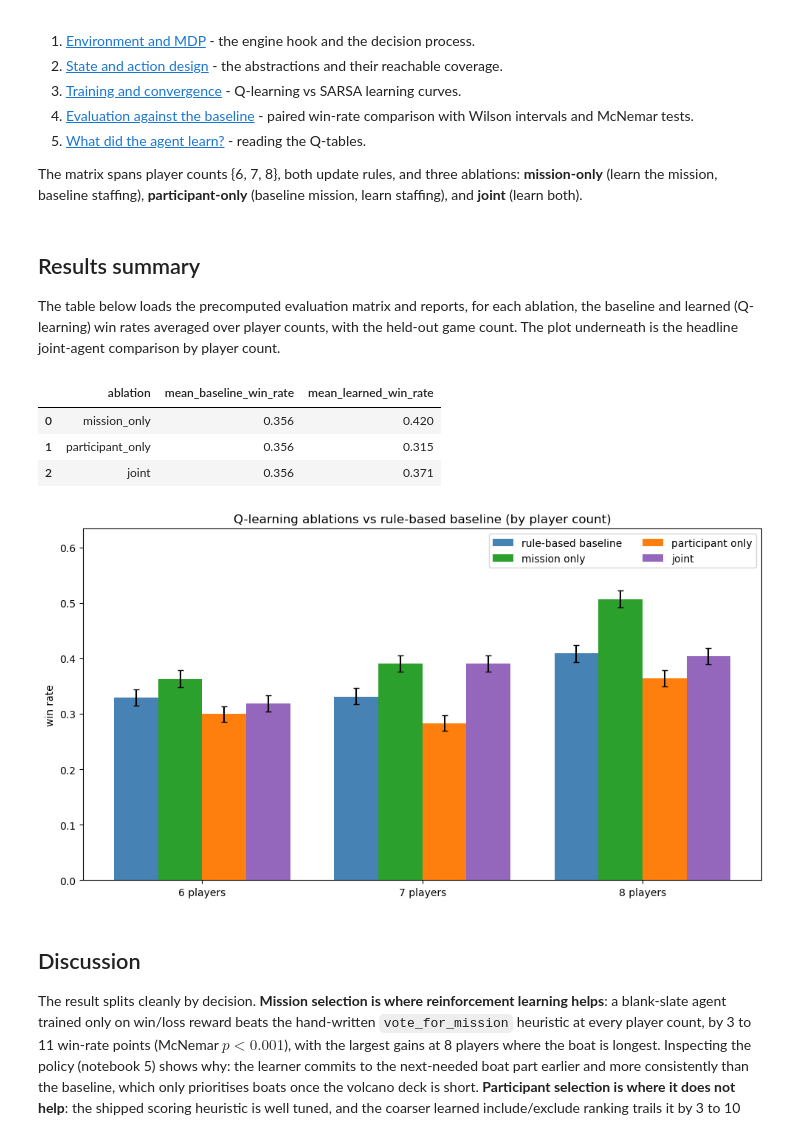
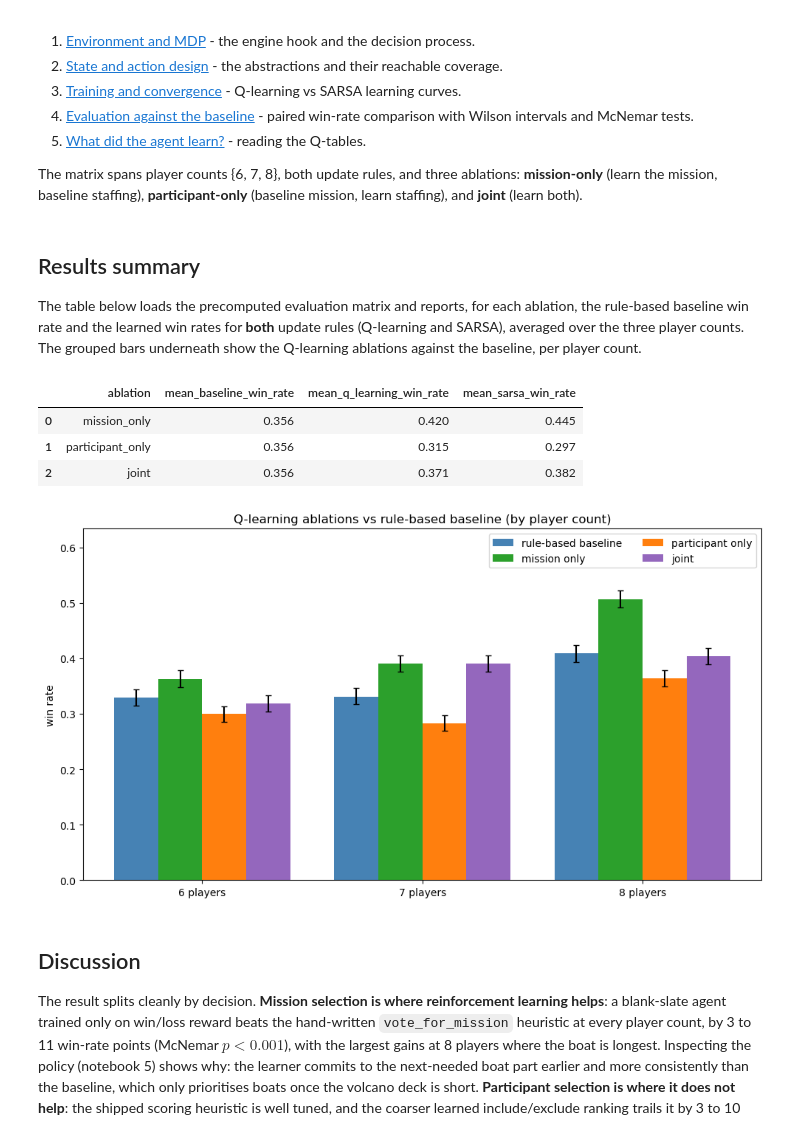
Before and after one commit to simo21-ss/volcano-rush, a Jupyter notebook: notebooks/machine_learning/reinforcement_learning.ipynb, the cells around one changed output. Saved outputs shown, nothing was run; the diff lists cells and outputs as text; code cells hidden in the pictures.

```diff
--- a/notebooks/machine_learning/reinforcement_learning.ipynb
+++ b/notebooks/machine_learning/reinforcement_learning.ipynb
@@ -144,46 +144,45 @@ The matrix spans player counts {6, 7, 8}, both update rules, and three ablations
 ## Results summary
 
 The table below loads the precomputed evaluation matrix and reports, for each ablation, the
-baseline and learned (Q-learning) win rates averaged over player counts, with the held-out game
-count. The plot underneath is the headline joint-agent comparison by player count.
+rule-based baseline win rate and the learned win rates for **both** update rules (Q-learning
+and SARSA), averaged over the three player counts. The grouped bars underneath show the
+Q-learning ablations against the baseline, per player count.
 # %%
 manifest = json.loads((data_rl_path / 'manifest.json').read_text())
 
 def load_eval(ablation, update_rule, player_count):
     return json.loads((data_rl_path / f'eval_{ablation}_{update_rule}_pc{player_count}.json').read_text())
 
 rows = []
 for ablation in manifest['ablations']:
-    baseline_rates = []
-    learned_rates = []
-    for player_count in manifest['player_counts']:
-        summary = load_eval(ablation, 'q_learning', player_count)
-        baseline_rates.append(summary['baseline_win_rate'])
-        learned_rates.append(summary['rl_win_rate'])
-    rows.append({
+    baseline_rates = [load_eval(ablation, 'q_learning', player_count)['baseline_win_rate'] for player_count in manifest['player_counts']]
+    row = {
         'ablation': ablation,
         'mean_baseline_win_rate': round(sum(baseline_rates) / len(baseline_rates), 3),
-        'mean_learned_win_rate': round(sum(learned_rates) / len(learned_rates), 3),
-    })
+    }
+    for update_rule in manifest['update_rules']:
+        learned_rates = [load_eval(ablation, update_rule, player_count)['rl_win_rate'] for player_count in manifest['player_counts']]
+        row[f'mean_{update_rule}_win_rate'] = round(sum(learned_rates) / len(learned_rates), 3)
+    rows.append(row)
 display(pd.DataFrame(rows))
 
 summaries = {
     (ablation, player_count): load_eval(ablation, 'q_learning', player_count)
     for ablation in manifest['ablations']
     for player_count in manifest['player_counts']
 }
 figure = rl_plots.plot_ablation_comparison(
     summaries,
     player_counts = manifest['player_counts'],
     ablations = manifest['ablations'],
     title = 'Q-learning ablations vs rule-based baseline (by player count)',
 )
 plt.show()
 # %% [output]
-|  | ablation | mean_baseline_win_rate | mean_learned_win_rate |
-| 0 | mission_only | 0.356 | 0.420 |
-| 1 | participant_only | 0.356 | 0.315 |
-| 2 | joint | 0.356 | 0.371 |
+|  | ablation | mean_baseline_win_rate | mean_q_learning_win_rate | mean_sarsa_win_rate |
+| 0 | mission_only | 0.356 | 0.420 | 0.445 |
+| 1 | participant_only | 0.356 | 0.315 | 0.297 |
+| 2 | joint | 0.356 | 0.371 | 0.382 |
 [figure]
 # %% [markdown]
 ## Discussion
```
Also changed, not shown: 5 other files.
